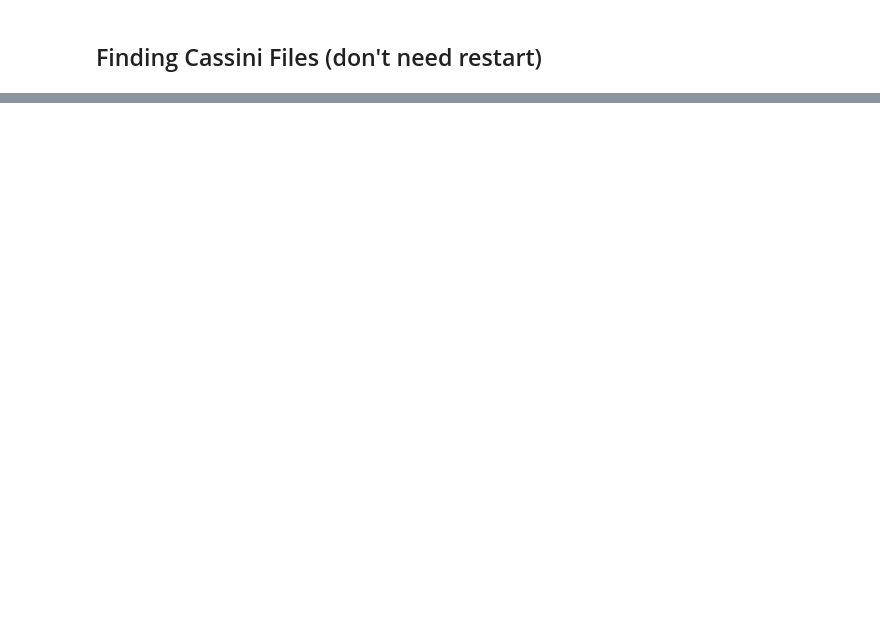
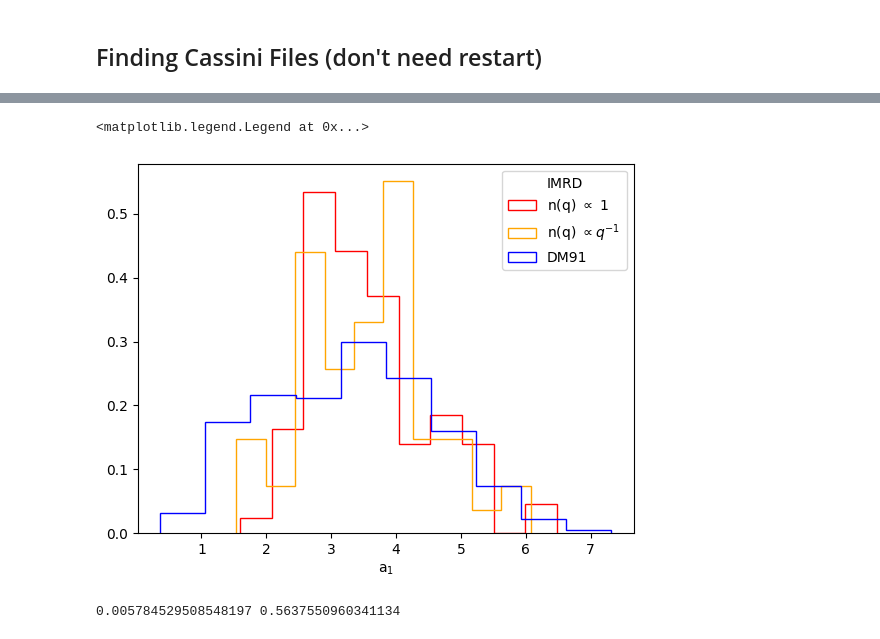
Before and after one commit to cheyanneshariat/OSPE_Scripts, a Jupyter notebook: OSPE_Setup.ipynb, the cells around one changed output, grey strips where cells are left out. Drawn from its saved outputs; the diff is of its cells as text; code cells hidden in the pictures; blank space fills up the shorter version.

```diff
--- a/OSPE_Setup.ipynb
+++ b/OSPE_Setup.ipynb
@@ -1111,0 +1138,28 @@ for filename in os.listdir(outputs_directory):
+# %%
+
+dist1 = np.log10(dfa.query("startype1=='WD'").a1)
+dist2 = np.log10(dfb.query("startype1=='WD'").a1)
+dist3 = np.log10(final_1T_old.query("startype1=='WD'").a1)
+dist4 = np.log10(dfa.query("startype1=='WD'").a2)
+dist5 = np.log10(dfb.query("startype1=='WD'").a2)
+dist6 = np.log10(final_1T_old.query("startype1=='WD'").a2)
+
+plt.hist(dist4, density=True, histtype='step', color='r', label='n(q) $\propto$ 1')
+plt.hist(dist5, density=True, histtype='step', color='orange', label='n(q) $\propto q^{-1}$ ')
+plt.hist(dist6, density=True, histtype='step', color='b', label='DM91')
+
+
+plt.xlabel('a$_1$')
+plt.legend(title='IMRD')
+# plt.xlim(left=-0.2)
+# plt.hist(initial.query("N>4250").m2/initial.query("N>4250").m1,bins=np.linspace(0,1,10))
+# plt.xlim(right=1)
+# %% [output]
+<matplotlib.legend.Legend at 0x...>
+[figure, added]
+# %%
+from scipy.stats import ks_2samp
+
+print(ks_2samp(dist3, dist1)[1], ks_2samp(dist3, dist2)[1])
+# %% [output]
+0.005784529508548197 0.5637550960341134
```
Also changed, not shown: parts of 3 cells of this notebook.
